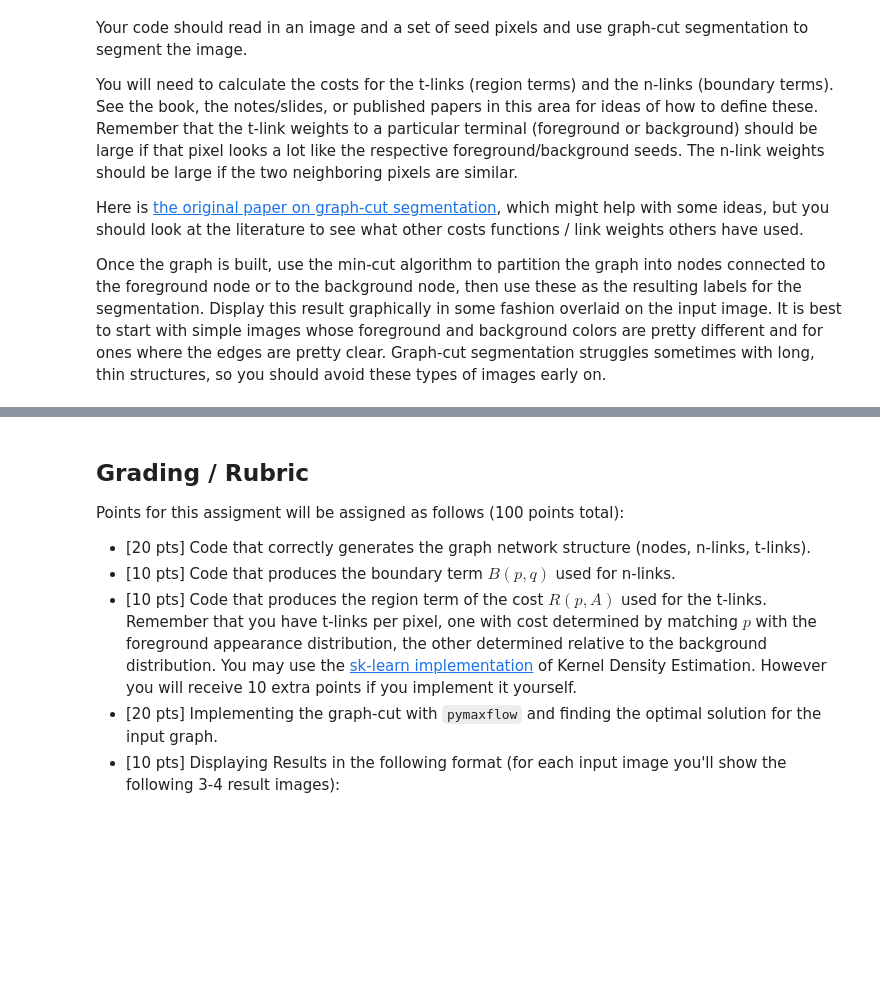
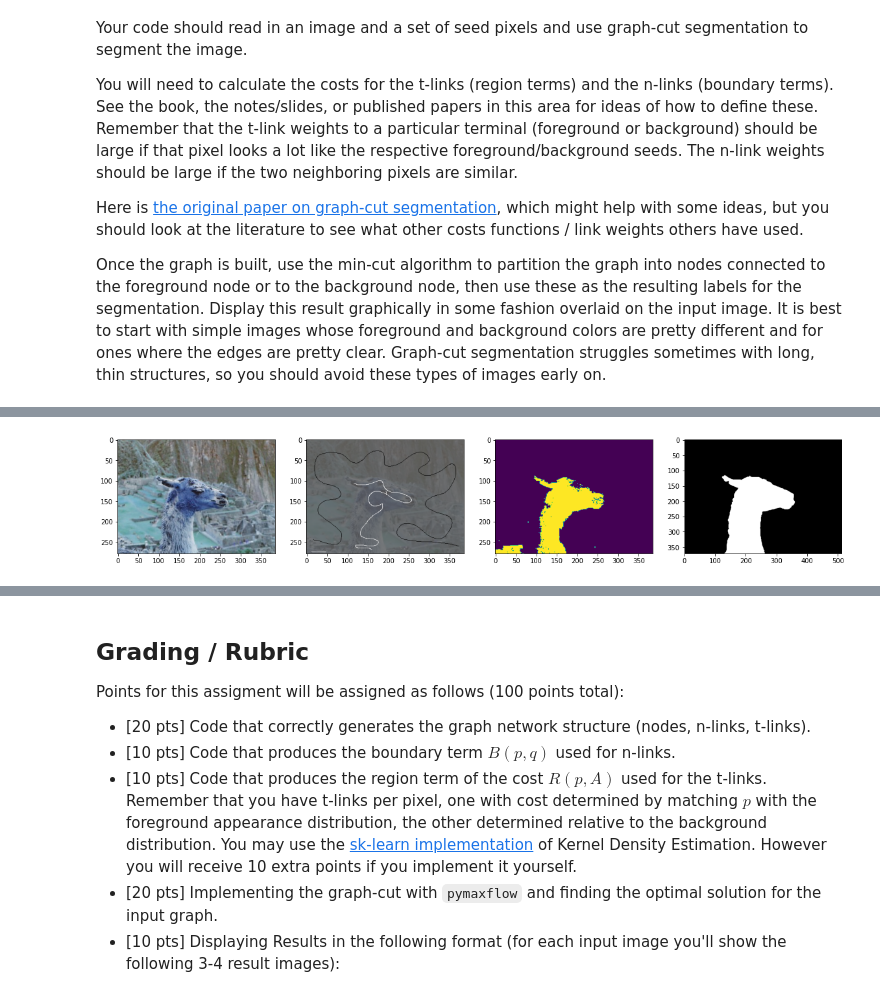
Before and after one commit to davidcGIThub/computer_vision_assignments, a Jupyter notebook: proj2-segmentation/Project2-Segmentation.ipynb, the cells around one changed output, grey strips where cells are left out. Saved outputs shown, nothing was run; the diff lists cells and outputs as text; code cells hidden in the pictures; blank space fills up the shorter version.

```diff
--- a/proj2-segmentation/Project2-Segmentation.ipynb
+++ b/proj2-segmentation/Project2-Segmentation.ipynb
@@ -225,0 +325,15 @@ ValueError: Found array with 0 sample(s) (shape=(0, 3)) while a minimum of 1 is
+# %%
+# llama
+sigma = 10
+segmented, tri_map = get_segmentation_images(llama_image,sigma,llama_foreground_data,llama_background_data)
+plt.subplot(141)
+plt.imshow(llama_image)
+plt.subplot(142)
+plt.imshow(tri_map)
+plt.subplot(143)
+plt.imshow(segmented)
+plt.subplot(144)
+plt.imshow(llama_image_truth)
+plt.show()
+# %% [output]
+[figure, added]
```
Also changed, not shown: parts of 12 cells of this notebook, 17 other files.
